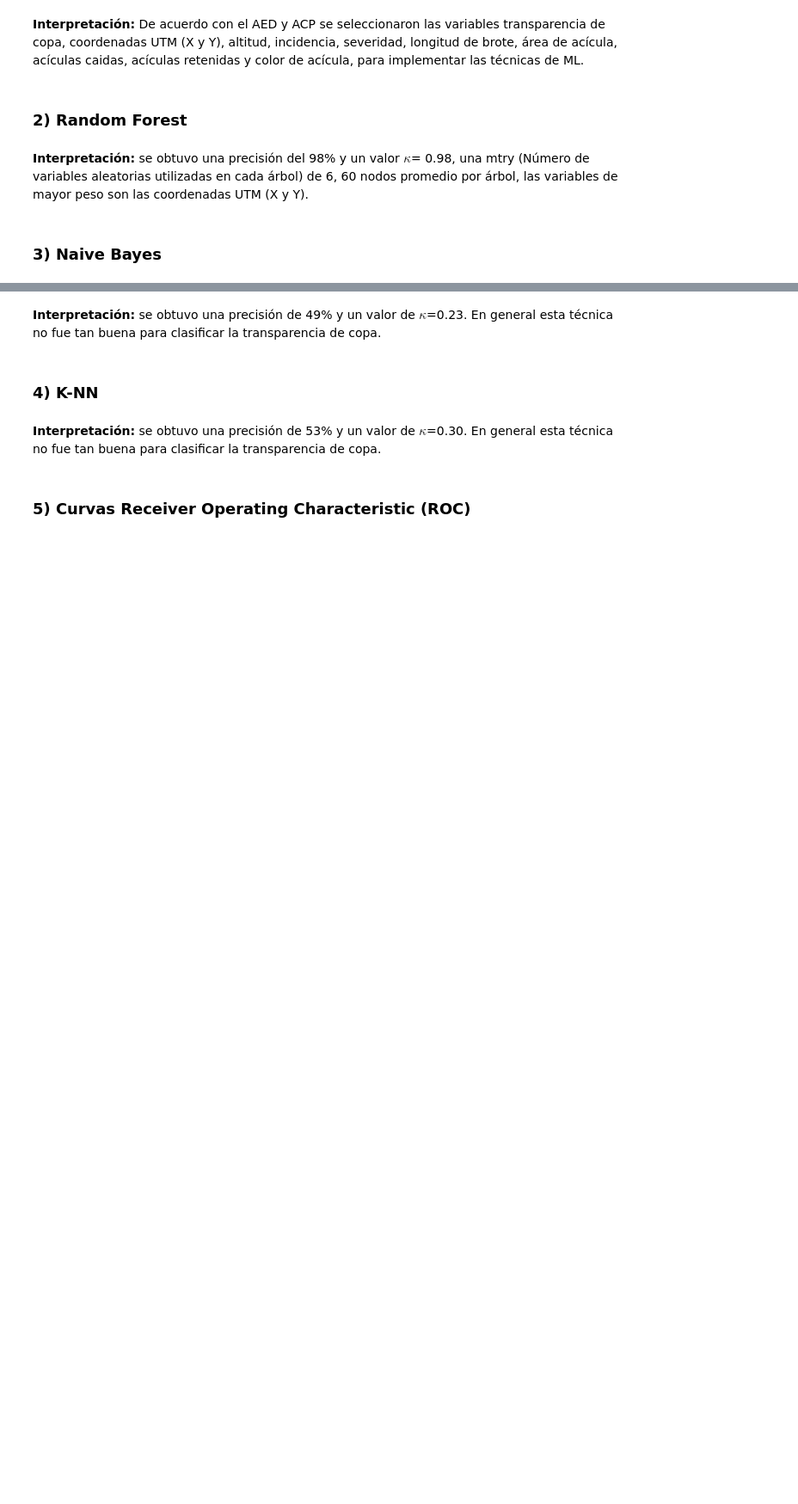
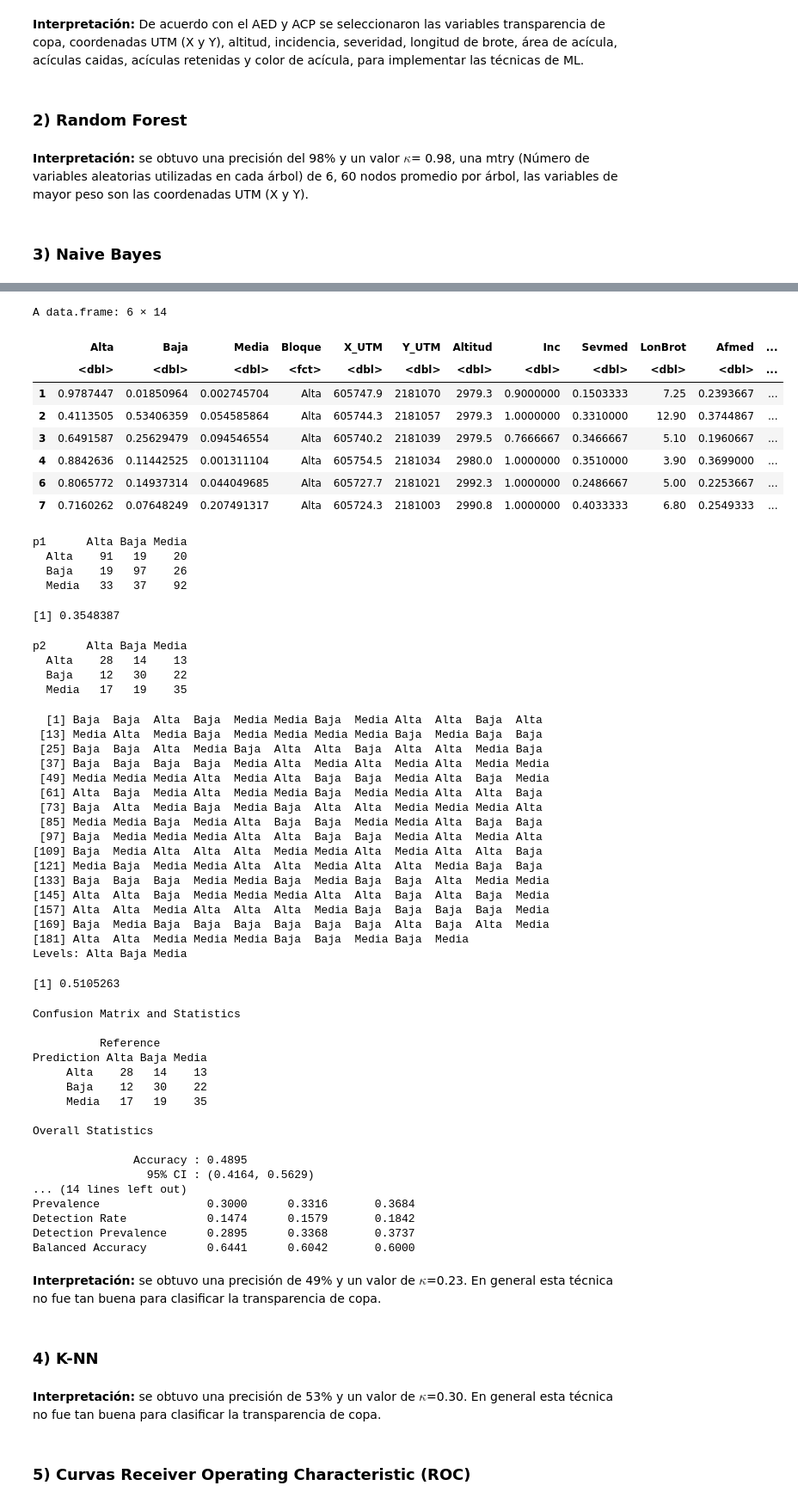
Before and after one commit to IFQI91/Proyecto_final_COA501_IFQI, a Jupyter notebook: Proyecto_final_COA501_IFQI.ipynb, the cells around one changed output, grey strips where cells are left out. Shown at 86% size. Drawn from its saved outputs; the diff is of its cells as text; code cells hidden in the pictures; blank space fills up the shorter version.

```diff
--- a/Proyecto_final_COA501_IFQI.ipynb
+++ b/Proyecto_final_COA501_IFQI.ipynb
@@ -235,16 +300,87 @@ base_nb %>%
 # %%
 library(naivebayes)
 library(lattice)
 #particion de datos
 set.seed(1234)
 ind <- sample(2, nrow(base_nb), replace = T, prob = c(0.7, 0.3))
 train_nb <- base_nb[ind == 1,]
 test_nb <- base_nb[ind == 2,]
 
 nb <- naive_bayes(Bloque ~ ., data = train_nb, usekernel = T)
-nb
 
-plot(nb)
+#Prediccion
+p <- predict(nb, train_nb, type = 'prob')
+head(cbind(p, train_nb))
+
+#Confusion Matrix – train data
+p1 <- predict(nb, train_nb)
+(tab1 <- table(p1, train_nb$Bloque))
+
+1 - sum(diag(tab1)) / sum(tab1) #error del 35%
+
+#Confusion Matrix – test data
+p2 <- predict(nb, test_nb)
+(tab2 <- table(p2, test_nb$Bloque))
+p2
+
+1 - sum(diag(tab2)) / sum(tab2) #error del 51%
+
+library(caret)
+confusionMatrix(p2,test_nb$Bloque)
+# %% [output]
+A data.frame: 6 × 14
+|  | Alta | Baja | Media | Bloque | X_UTM | Y_UTM | Altitud | Inc | Sevmed | LonBrot | Afmed | ... |
+|  | <dbl> | <dbl> | <dbl> | <fct> | <dbl> | <dbl> | <dbl> | <dbl> | <dbl> | <dbl> | <dbl> | ... |
+| 1 | 0.9787447 | 0.01850964 | 0.002745704 | Alta | 605747.9 | 2181070 | 2979.3 | 0.9000000 | 0.1503333 | 7.25 | 0.2393667 | ... |
+| 2 | 0.4113505 | 0.53406359 | 0.054585864 | Alta | 605744.3 | 2181057 | 2979.3 | 1.0000000 | 0.3310000 | 12.90 | 0.3744867 | ... |
+| 3 | 0.6491587 | 0.25629479 | 0.094546554 | Alta | 605740.2 | 2181039 | 2979.5 | 0.7666667 | 0.3466667 | 5.10 | 0.1960667 | ... |
+| 4 | 0.8842636 | 0.11442525 | 0.001311104 | Alta | 605754.5 | 2181034 | 2980.0 | 1.0000000 | 0.3510000 | 3.90 | 0.3699000 | ... |
+| 6 | 0.8065772 | 0.14937314 | 0.044049685 | Alta | 605727.7 | 2181021 | 2992.3 | 1.0000000 | 0.2486667 | 5.00 | 0.2253667 | ... |
+| 7 | 0.7160262 | 0.07648249 | 0.207491317 | Alta | 605724.3 | 2181003 | 2990.8 | 1.0000000 | 0.4033333 | 6.80 | 0.2549333 | ... |
+p1      Alta Baja Media
+  Alta    91   19    20
+  Baja    19   97    26
+  Media   33   37    92
+[1] 0.3548387
+p2      Alta Baja Media
+  Alta    28   14    13
+  Baja    12   30    22
+  Media   17   19    35
+  [1] Baja  Baja  Alta  Baja  Media Media Baja  Media Alta  Alta  Baja  Alta
+ [13] Media Alta  Media Baja  Media Media Media Media Baja  Media Baja  Baja
+ [25] Baja  Baja  Alta  Media Baja  Alta  Alta  Baja  Alta  Alta  Media Baja
+ [37] Baja  Baja  Baja  Baja  Media Alta  Media Alta  Media Alta  Media Media
+ [49] Media Media Media Alta  Media Alta  Baja  Baja  Media Alta  Baja  Media
+ [61] Alta  Baja  Media Alta  Media Media Baja  Media Media Alta  Alta  Baja
+ [73] Baja  Alta  Media Baja  Media Baja  Alta  Alta  Media Media Media Alta
+ [85] Media Media Baja  Media Alta  Baja  Baja  Media Media Alta  Baja  Baja
+ [97] Baja  Media Media Media Alta  Alta  Baja  Baja  Media Alta  Media Alta
+[109] Baja  Media Alta  Alta  Alta  Media Media Alta  Media Alta  Alta  Baja
+[121] Media Baja  Media Media Alta  Alta  Media Alta  Alta  Media Baja  Baja
+[133] Baja  Baja  Baja  Media Media Baja  Media Baja  Baja  Alta  Media Media
+[145] Alta  Alta  Baja  Media Media Media Alta  Alta  Baja  Alta  Baja  Media
+[157] Alta  Alta  Media Alta  Alta  Alta  Media Baja  Baja  Baja  Baja  Media
+[169] Baja  Media Baja  Baja  Baja  Baja  Baja  Baja  Alta  Baja  Alta  Media
+[181] Alta  Alta  Media Media Media Baja  Baja  Media Baja  Media
+Levels: Alta Baja Media
+[1] 0.5105263
+Confusion Matrix and Statistics
+
+          Reference
+Prediction Alta Baja Media
+     Alta    28   14    13
+     Baja    12   30    22
+     Media   17   19    35
+
+Overall Statistics
+
+               Accuracy : 0.4895
+                 95% CI : (0.4164, 0.5629)
+... (14 lines left out)
+Prevalence                0.3000      0.3316       0.3684
+Detection Rate            0.1474      0.1579       0.1842
+Detection Prevalence      0.2895      0.3368       0.3737
+Balanced Accuracy         0.6441      0.6042       0.6000
 # %% [markdown]
 **Interpretación:** se obtuvo una precisión de 49% y un valor de $\kappa$=0.23.
 En general esta técnica no fue tan buena para clasificar la transparencia de copa.
```
Also changed, not shown: parts of 3 cells of this notebook.
